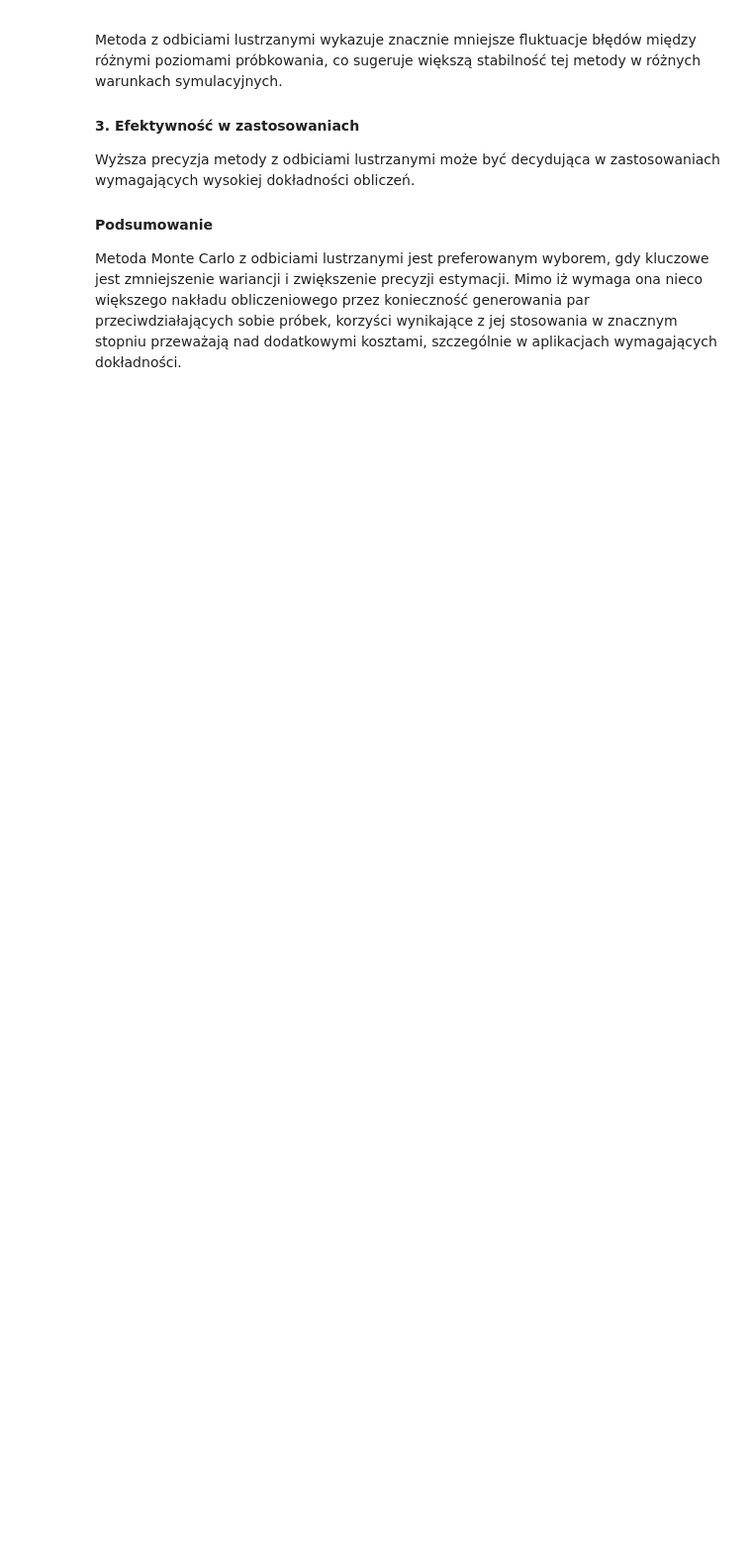
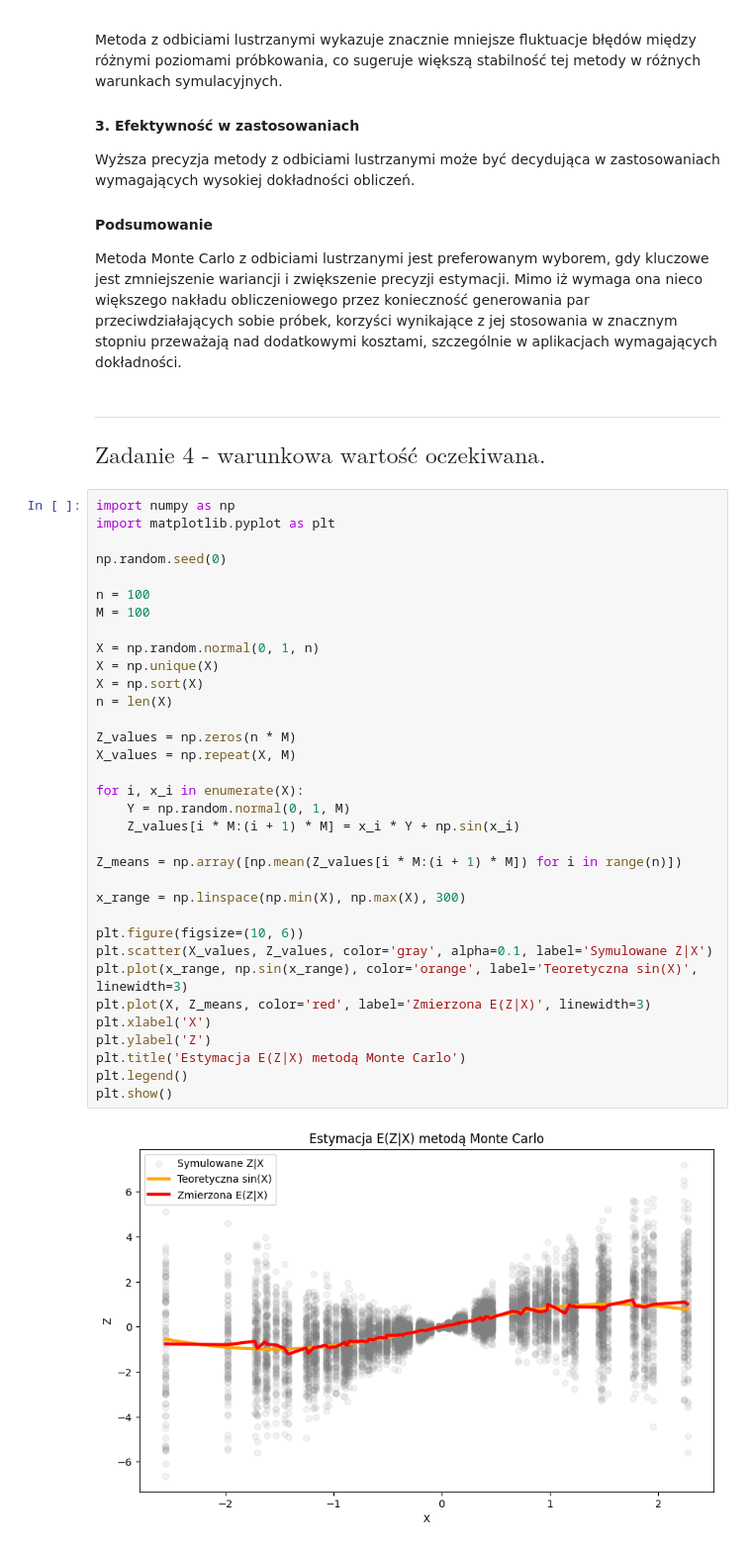
Before and after one commit to mathieuboro/symulacje, a Jupyter notebook: Raport_Sym.ipynb, the cells around one changed output. Shown at 99% size. Drawn from its saved outputs; the diff is of its cells as text; blank space fills up the shorter version.

```diff
--- a/Raport_Sym.ipynb
+++ b/Raport_Sym.ipynb
@@ -474,3 +474,42 @@ Wyższa precyzja metody z odbiciami lustrzanymi może być decydująca w zastoso
 
 #### Podsumowanie
 Metoda Monte Carlo z odbiciami lustrzanymi jest preferowanym wyborem, gdy kluczowe jest zmniejszenie wariancji i zwiększenie precyzji estymacji. Mimo iż wymaga ona nieco większego nakładu obliczeniowego przez konieczność generowania par przeciwdziałających sobie próbek, korzyści wynikające z jej stosowania w znacznym stopniu przeważają nad dodatkowymi kosztami, szczególnie w aplikacjach wymagających dokładności.
+# %% [markdown]
+___
+## $\text{Zadanie 4 - warunkowa wartość oczekiwana.}$
+# %%
+import numpy as np
+import matplotlib.pyplot as plt
+
+np.random.seed(0)
+
+n = 100
+M = 100
+
+X = np.random.normal(0, 1, n)
+X = np.unique(X)
+X = np.sort(X)
+n = len(X)
+
+Z_values = np.zeros(n * M)
+X_values = np.repeat(X, M)
+
+for i, x_i in enumerate(X):
+    Y = np.random.normal(0, 1, M)
+    Z_values[i * M:(i + 1) * M] = x_i * Y + np.sin(x_i)
+
+Z_means = np.array([np.mean(Z_values[i * M:(i + 1) * M]) for i in range(n)])
+
+x_range = np.linspace(np.min(X), np.max(X), 300)
+
+plt.figure(figsize=(10, 6))
+plt.scatter(X_values, Z_values, color='gray', alpha=0.1, label='Symulowane Z|X')
+plt.plot(x_range, np.sin(x_range), color='orange', label='Teoretyczna sin(X)', linewidth=3)
+plt.plot(X, Z_means, color='red', label='Zmierzona E(Z|X)', linewidth=3)
+plt.xlabel('X')
+plt.ylabel('Z')
+plt.title('Estymacja E(Z|X) metodą Monte Carlo')
+plt.legend()
+plt.show()
+# %% [output]
+[figure, added]
```
